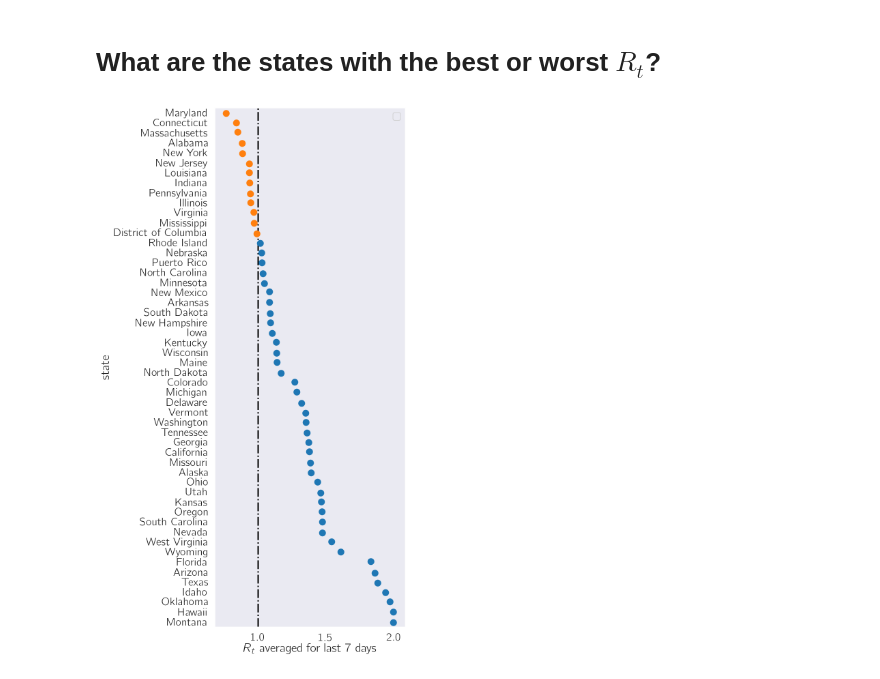
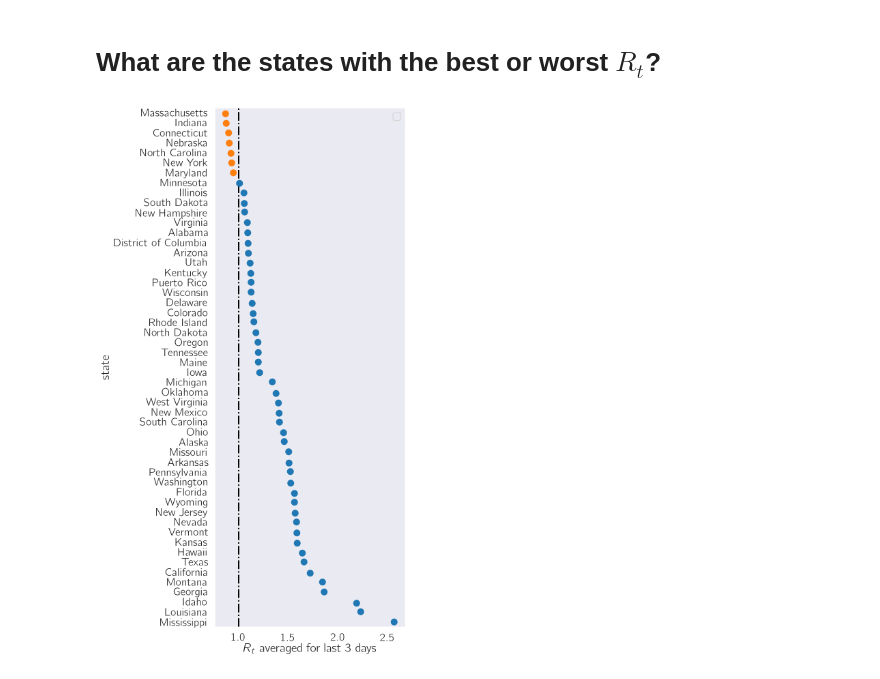
Before and after one commit to dangeles/dangeles.github.io, a Jupyter notebook: jupyter/covid19_rolling.ipynb, the cells around one changed output. Drawn from its saved outputs; the diff is of its cells as text; code cells hidden in the pictures.

```diff
--- a/jupyter/covid19_rolling.ipynb
+++ b/jupyter/covid19_rolling.ipynb
@@ -240,6 +244,8 @@ fig, ax = plt.subplots(ncols=2, figsize=(15, 5))
 gradient = True
 l = []
 for n, g in df[df.cases > 1000].groupby('state'):
+    if len(g) < 10:
+        continue
     smoothD = g.deaths.rolling(window=10, win_type='gaussian',
                                         center=True).mean(std=2)
     smoothC = g.cases.rolling(window=10, win_type='gaussian',
@@ -323,17 +329,17 @@ for n, g in df[df.cases > 10].groupby('state'):
                                                center=True).mean(std=2).round()
 
     maxR = cv.r_calc(gp, gamma=1/10)
-    seven_day_avg = np.mean(maxR[maxR > 0][-7:])
+    seven_day_avg = np.mean(maxR[maxR > 0][-3:])
     s = np.append(n, s)
     rt = np.append(seven_day_avg, rt)
 # %%
 fig, ax = plt.subplots(figsize=(5, 14))
 rdf = pd.DataFrame([s, rt]).transpose()
 rdf.columns = ['state', 'r']
 rdf['color'] = rdf.r < 1
 sns.stripplot(y='state', x='r', hue='color', data=rdf.sort_values('r'), size=10)
 plt.legend([])
 plt.axvline(1, ls='-.', color='black')
-_ = plt.xlabel(r'$R_t$ averaged for last 7 days')
+_ = plt.xlabel(r'$R_t$ averaged for last 3 days')
 # %% [output]
-[figure, old version]
+[figure, new version]
```
Also changed, not shown: parts of 10 cells of this notebook, 5 other files.
